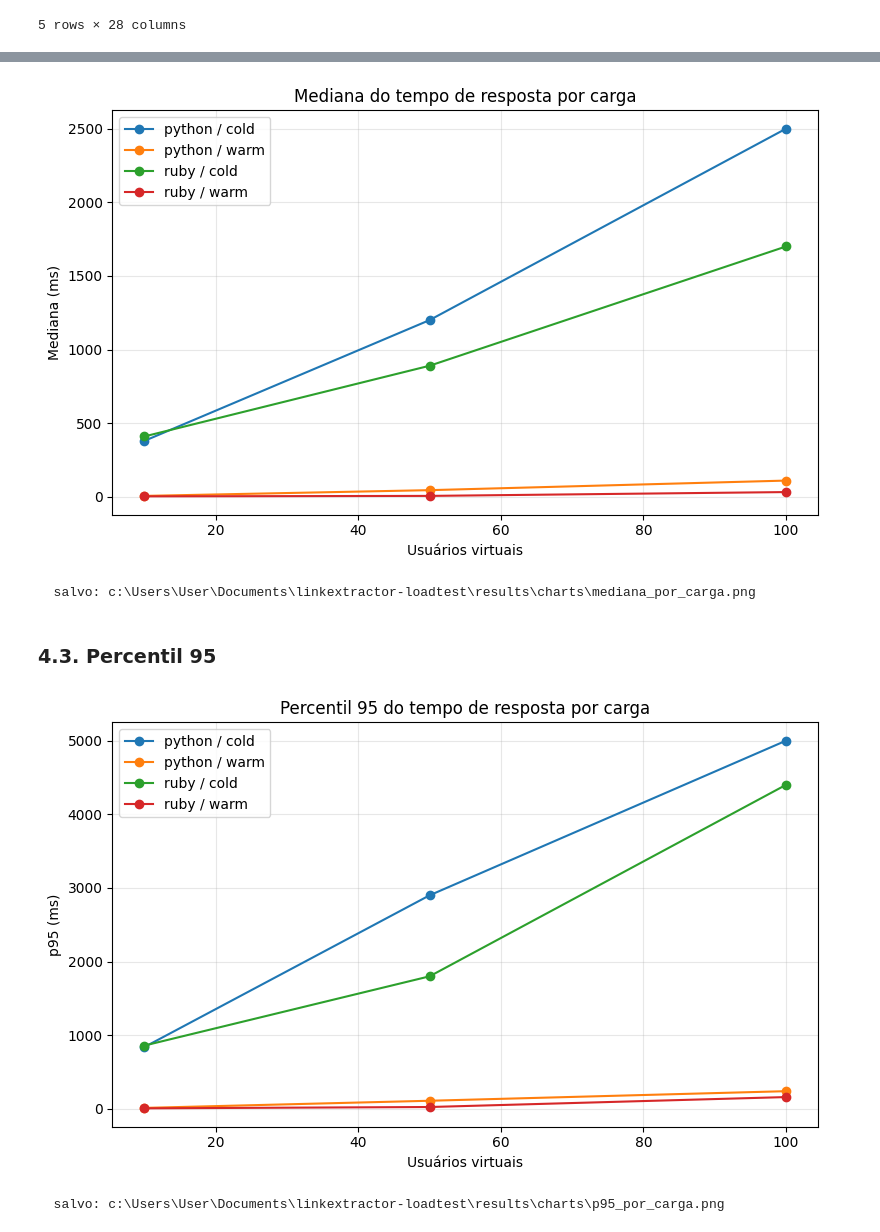
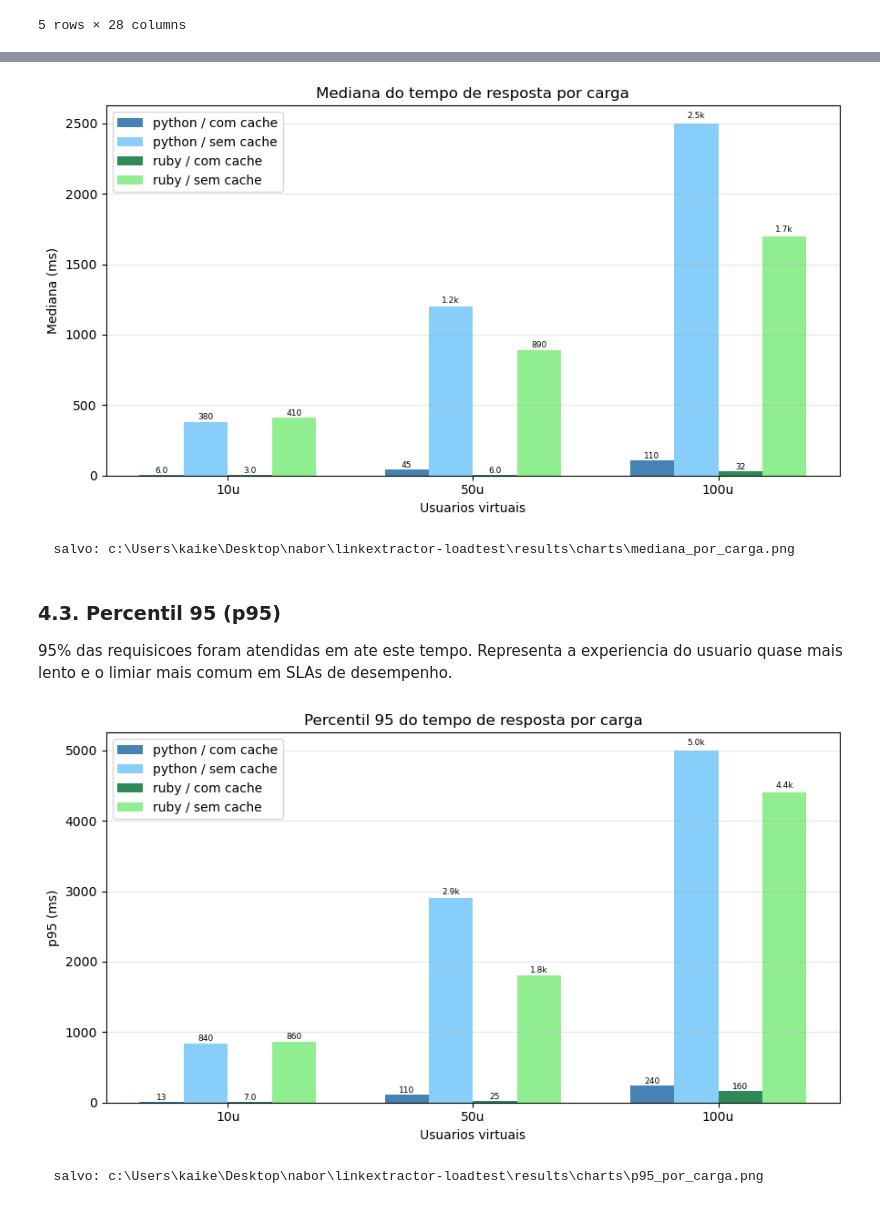
Before and after one commit to Overkillas/linkextractor-loadtest, a Jupyter notebook: analysis/analise.ipynb, the cells around one changed output, grey strips where cells are left out. Cells and saved outputs as stored; diff of their text form; code cells hidden in the pictures.

```diff
--- a/analysis/analise.ipynb
+++ b/analysis/analise.ipynb
@@ -176,17 +226,20 @@ line_by_users(resumo, "mean_ms", "Tempo médio (ms)",
 # %%
-line_by_users(resumo, "median_ms", "Mediana (ms)",
+bar_by_users(resumo, "median_ms", "Mediana (ms)",
               "Mediana do tempo de resposta por carga",
               "mediana_por_carga.png")
 # %% [output]
-[figure, old version]
+[figure, new version]
-  salvo: c:\Users\User\Documents\linkextractor-loadtest\results\charts\mediana_por_carga.png
+  salvo: c:\Users\kaike\Desktop\nabor\linkextractor-loadtest\results\charts\mediana_por_carga.png
 # %% [markdown]
-### 4.3. Percentil 95
+### 4.3. Percentil 95 (p95)
+
+95% das requisicoes foram atendidas em ate este tempo.
+Representa a experiencia do usuario quase mais lento e o limiar mais comum em SLAs de desempenho.
 # %%
-line_by_users(resumo, "p95_ms", "p95 (ms)",
+bar_by_users(resumo, "p95_ms", "p95 (ms)",
               "Percentil 95 do tempo de resposta por carga",
               "p95_por_carga.png")
 # %% [output]
-[figure, old version]
+[figure, new version]
-  salvo: c:\Users\User\Documents\linkextractor-loadtest\results\charts\p95_por_carga.png
+  salvo: c:\Users\kaike\Desktop\nabor\linkextractor-loadtest\results\charts\p95_por_carga.png
 # %% [markdown]
```
Also changed, not shown: parts of 26 cells of this notebook, 12 other files.
